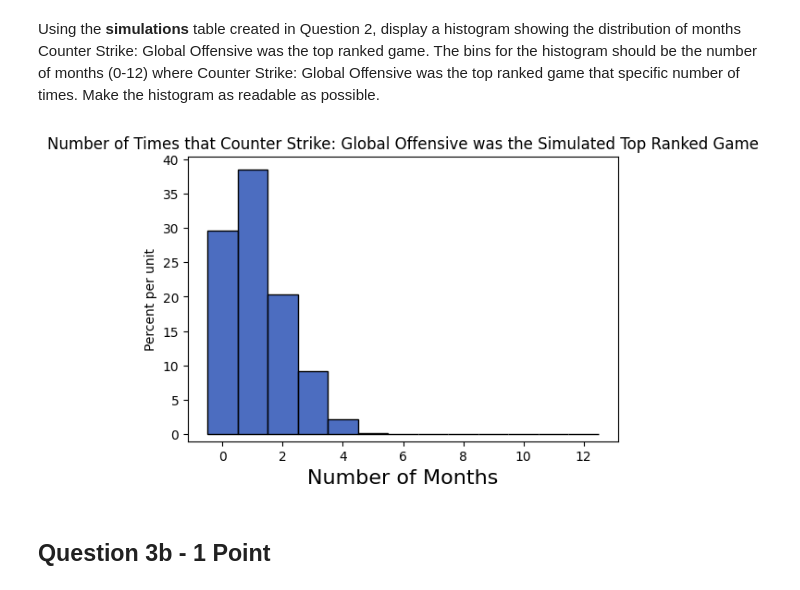
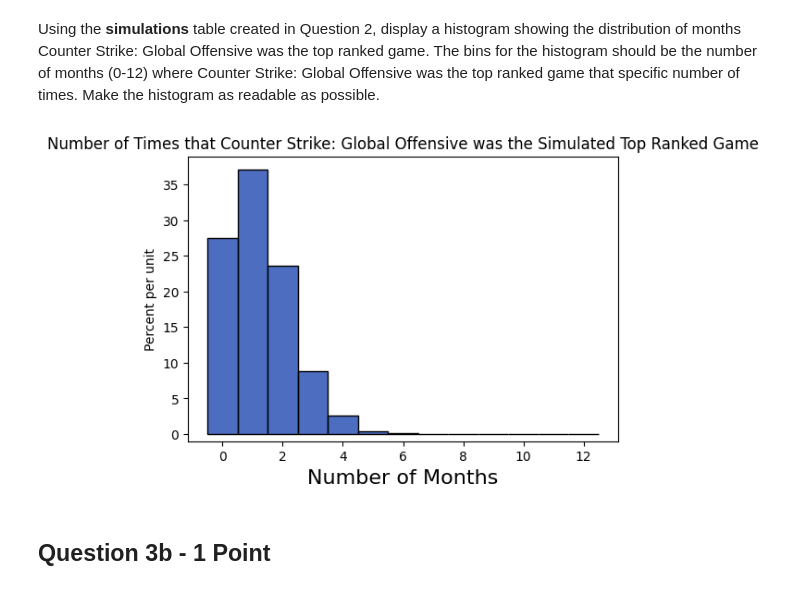
Before and after one commit to DanieHuelva/Data-Sci-HW, a Jupyter notebook: hw6.ipynb, the cells around one changed output. Cells and saved outputs as stored; diff of their text form; code cells hidden in the pictures.

```diff
--- a/hw6.ipynb
+++ b/hw6.ipynb
@@ -105,20 +105,20 @@ Using the **simulations** table created in Question 2, display a histogram showi
 # %%
 
 
 months_idx = []
-for i in range(1,2000):
+for i in range(simulations.num_rows):
     games = np.array(simulations.row(i))
     count = np.count_nonzero(games == "Counter Strike: Global Offensive")
     months_idx.append(count)
 cs = Table().with_column("Count",months_idx)
 
 cs.hist("Count", bins=np.arange(-0.5,13,1))
 plots.title("Number of Times that Counter Strike: Global Offensive was the Simulated Top Ranked Game")
 plots.xlabel("Number of Months")
 plots.ylim(-.01)
 plots.show()
 # %% [output]
-[figure, old version]
+[figure, new version]
 # %% [markdown]
 ## Question 3b - 1 Point
 # %% [markdown]
```
Also changed, not shown: parts of 2 cells of this notebook.
